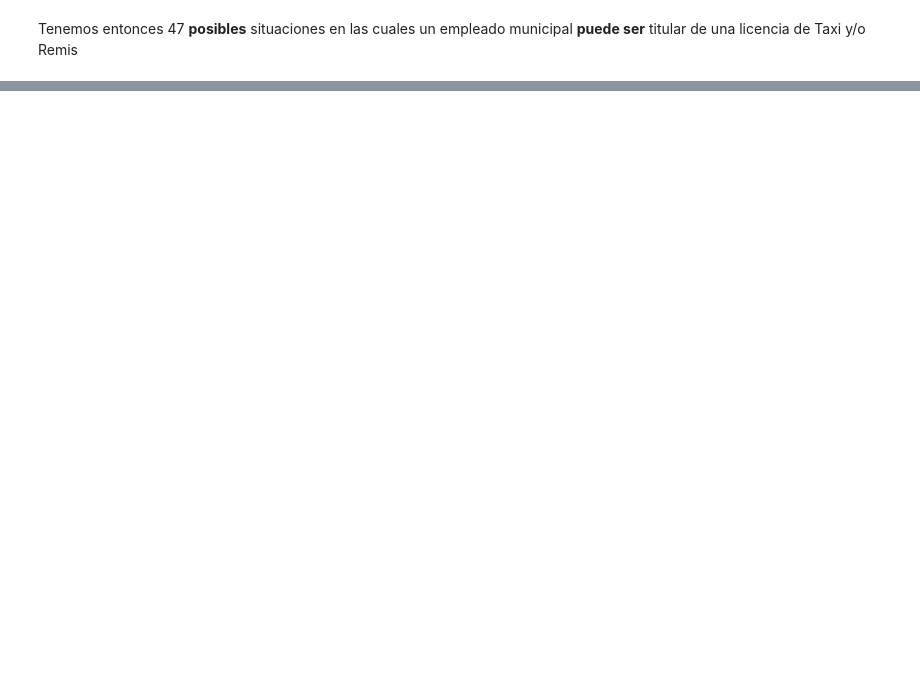
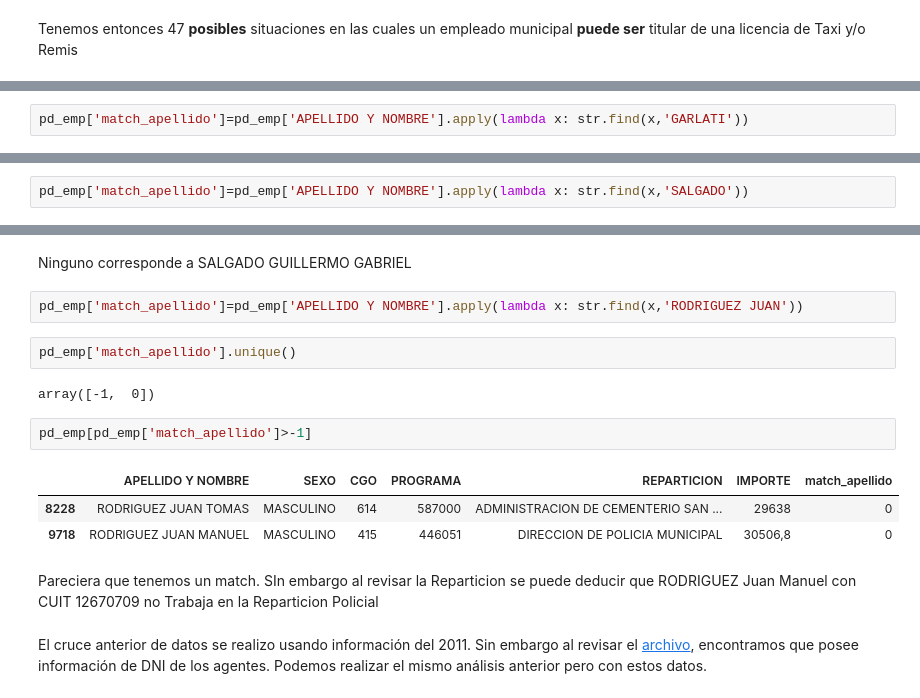
Before and after one commit to felixlapalma/datos_abiertos, a Jupyter notebook: remises_taxis_cba/taxis_remises_cba.ipynb, the cells around one changed output, grey strips where cells are left out. Saved outputs shown, nothing was run; the diff lists cells and outputs as text; blank space fills up the shorter version.

```diff
--- a/remises_taxis_cba/taxis_remises_cba.ipynb
+++ b/remises_taxis_cba/taxis_remises_cba.ipynb
@@ -608,0 +745,2 @@ Tenemos entonces 47 **posibles** situaciones en las cuales un empleado municipal
+# %%
+pd_emp['match_apellido']=pd_emp['APELLIDO Y NOMBRE'].apply(lambda x: str.find(x,'GARLATI'))
@@ -608,0 +752,2 @@ Tenemos entonces 47 **posibles** situaciones en las cuales un empleado municipal
+# %%
+pd_emp['match_apellido']=pd_emp['APELLIDO Y NOMBRE'].apply(lambda x: str.find(x,'SALGADO'))
@@ -608,0 +765,18 @@ Tenemos entonces 47 **posibles** situaciones en las cuales un empleado municipal
+# %% [markdown]
+Ninguno corresponde a SALGADO GUILLERMO GABRIEL
+# %%
+pd_emp['match_apellido']=pd_emp['APELLIDO Y NOMBRE'].apply(lambda x: str.find(x,'RODRIGUEZ JUAN'))
+# %%
+pd_emp['match_apellido'].unique()
+# %% [output]
+array([-1,  0])
+# %%
+pd_emp[pd_emp['match_apellido']>-1]
+# %% [output]
+|  | APELLIDO Y NOMBRE | SEXO | CGO | PROGRAMA | REPARTICION | IMPORTE | match_apellido |
+| 8228 | RODRIGUEZ JUAN TOMAS | MASCULINO | 614 | 587000 | ADMINISTRACION DE CEMENTERIO SAN ... | 29638 | 0 |
+| 9718 | RODRIGUEZ JUAN MANUEL | MASCULINO | 415 | 446051 | DIRECCION DE POLICIA MUNICIPAL | 30506,8 | 0 |
+# %% [markdown]
+Pareciera que tenemos un match. SIn embargo al revisar la Reparticion se puede deducir que RODRIGUEZ Juan Manuel con CUIT 12670709 no Trabaja en la Reparticion Policial
+# %% [markdown]
+El cruce anterior de datos se realizo usando información del 2011. Sin embargo al revisar el [archivo](https://servicios.cordoba.gov.ar/ReciboDigital/Documentos/AGENTES_ABRIL_2017.xls), encontramos que posee información de DNI de los agentes. Podemos realizar el mismo análisis anterior pero con estos datos.
```
Also changed, not shown: parts of 21 cells of this notebook, 4 other files.
